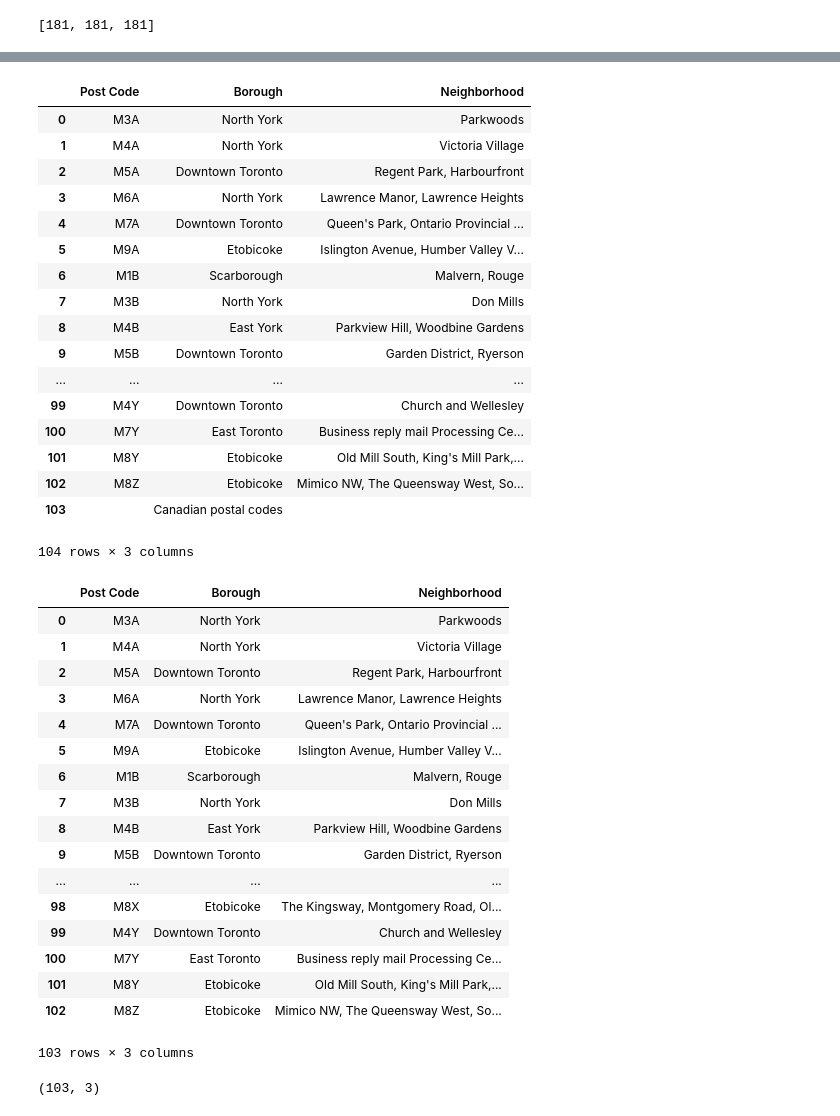
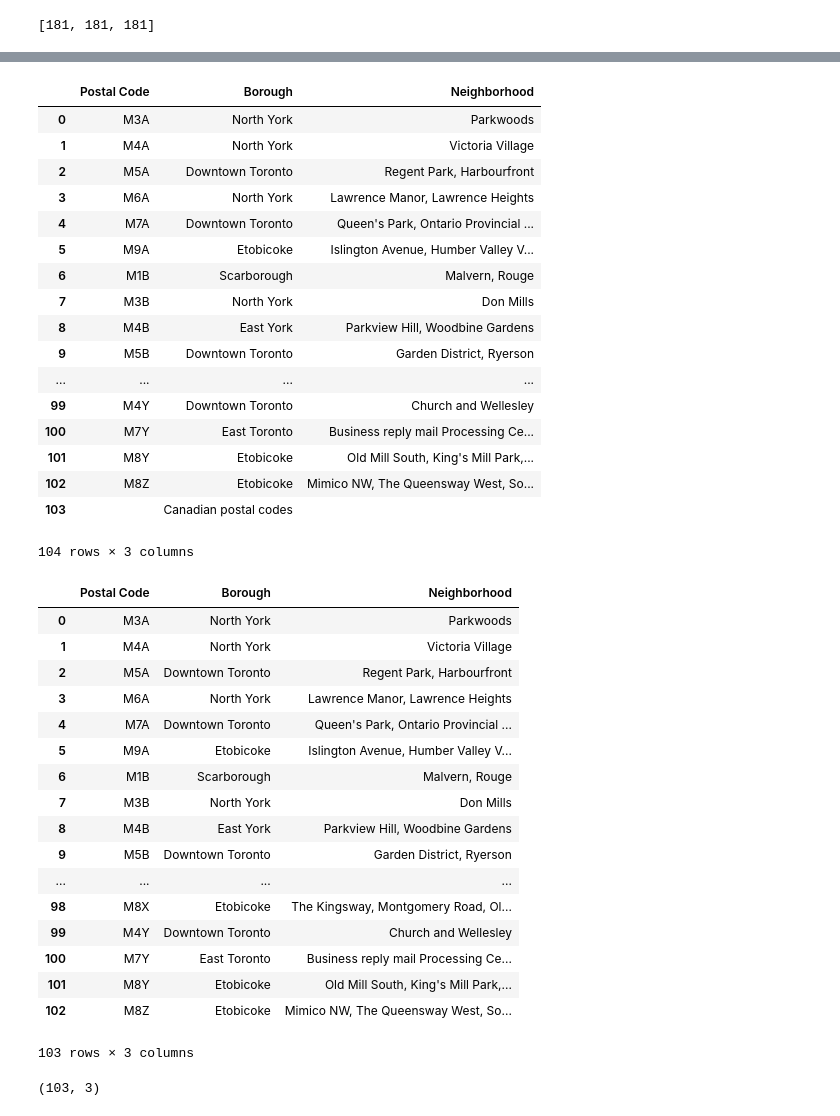
Before and after one commit to sumanahs/Github-example, a Jupyter notebook: Toronto neighbourhood.ipynb, the cells around one changed output, grey strips where cells are left out. Drawn from its saved outputs; the diff is of its cells as text; code cells hidden in the pictures.

```diff
--- a/Toronto neighbourhood.ipynb
+++ b/Toronto neighbourhood.ipynb
@@ -81,7 +81,7 @@ df.head()
 | 4 | M5A\n | Downtown Toronto\n | Regent Park, Harbourfront\n |
 # %%
 #Cleaning the dataframe - Correcting column names
-df=df.rename(columns={'Post Code\n':'Post Code', 'Borough\n':'Borough', 'Neighborhood\n':'Neighborhood'})
+df=df.rename(columns={'Postal Code\n':'Postal Code', 'Borough\n':'Borough', 'Neighborhood\n':'Neighborhood'})
 df.columns
 df.head()
 # %% [output]
@@ -121,10 +121,10 @@ df.head()
 | 4 | M7A | Downtown Toronto | Queen's Park, Ontario Provincial ... |
 # %%
 #Cleaning dataframe - grouping by post code to merge rows with same neighbourhoods mapping to a post code
-df.groupby('Post Code')['Neighborhood'].apply(','.join)
+df.groupby('Postal Code')['Neighborhood'].apply(','.join)
 df
 # %% [output]
-|  | Post Code | Borough | Neighborhood |
+|  | Postal Code | Borough | Neighborhood |
 | 0 | M3A | North York | Parkwoods |
 | 1 | M4A | North York | Victoria Village |
 | 2 | M5A | Downtown Toronto | Regent Park, Harbourfront |
@@ -147,7 +147,7 @@ df
 df = df.iloc[:-1]
 df
 # %% [output]
-|  | Post Code | Borough | Neighborhood |
+|  | Postal Code | Borough | Neighborhood |
 | 0 | M3A | North York | Parkwoods |
 | 1 | M4A | North York | Victoria Village |
 | 2 | M5A | Downtown Toronto | Regent Park, Harbourfront |
```
Also changed, not shown: parts of 5 cells of this notebook.
